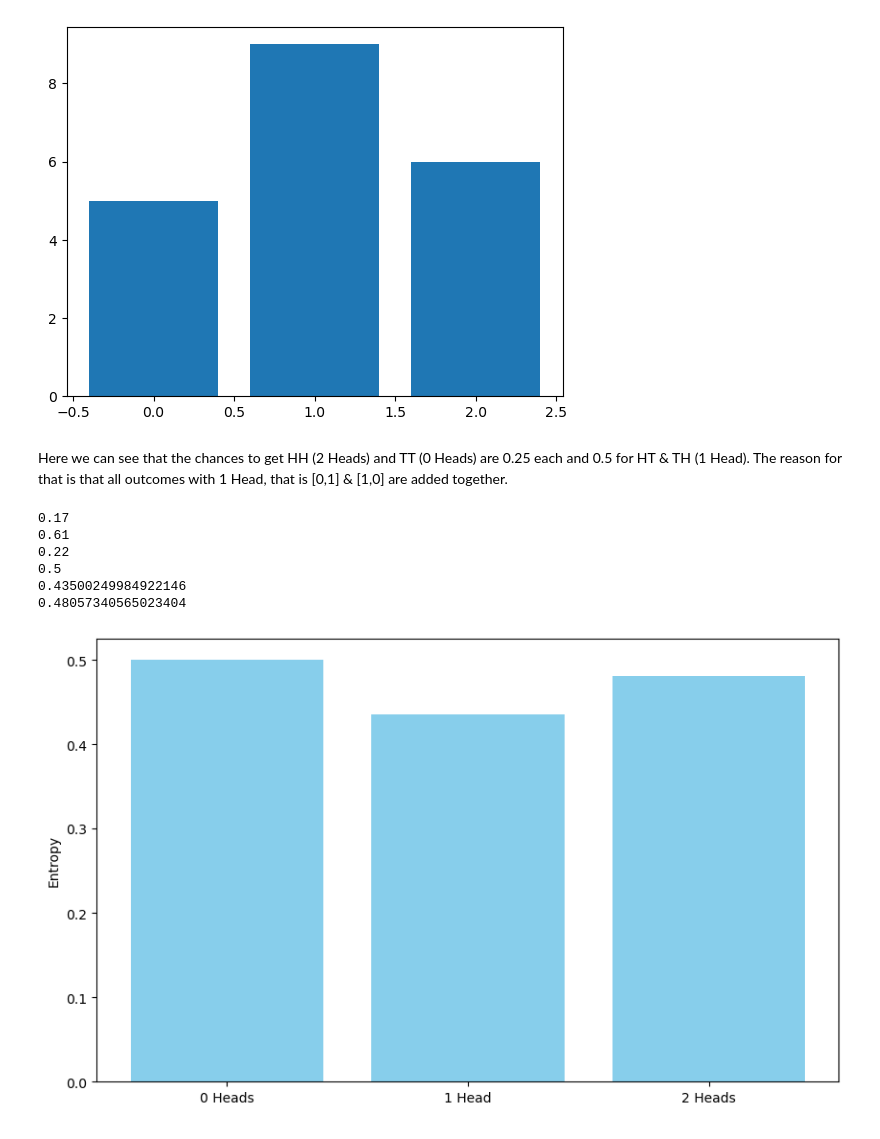
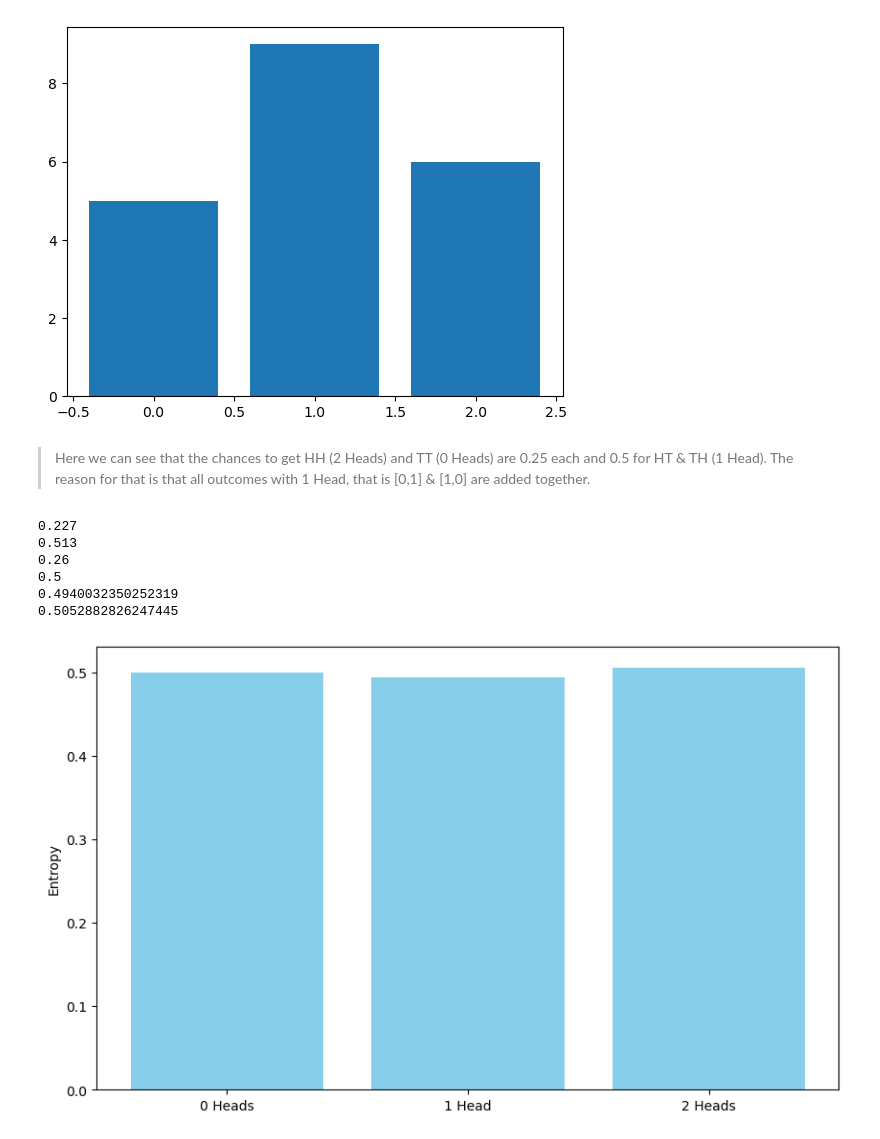
Before and after one commit to yimak/Fundamentals_of_data_analysis, a Jupyter notebook: task1.ipynb, the cells around one changed output. Saved outputs shown, nothing was run; the diff lists cells and outputs as text; code cells hidden in the pictures.

```diff
--- a/Tasks.ipynb
+++ b/task1.ipynb
@@ -215,7 +220,7 @@ ax.bar(x,counts);
 [1 2 1 2 2 2 0 1 0 1 0 1 2 1 2 1 0 1 0 1]
 [figure]
 # %% [markdown]
-Here we can see that the chances to get HH (2 Heads) and TT (0 Heads) are 0.25 each and 0.5 for HT & TH (1 Head). The reason for that is that all outcomes with 1 Head, that is [0,1] & [1,0] are added together.
+>Here we can see that the chances to get HH (2 Heads) and TT (0 Heads) are 0.25 each and 0.5 for HT & TH (1 Head). The reason for that is that all outcomes with 1 Head, that is [0,1] & [1,0] are added together.
 # %%
 import numpy as np
 import matplotlib.pyplot as plt
@@ -229,7 +234,7 @@ rand_coins = np.random.binomial(2,0.5,1)
 # The third scenario rand_coins will be equal to 1, which could be either [0,1] or [1,0]
 
 #flip two coins 100 times
-rand_coins = np.random.binomial(2, 0.5, 100)
+rand_coins = np.random.binomial(2, 0.5, 1000)
 
 
 #count how many times each of them appears
@@ -240,9 +245,9 @@ two_heads = np.count_nonzero(rand_coins == 2)
 
 
 #calculate the percentage of 0, 1 and 2 out of 100 coins
-perc_0_heads = zero_heads / 100
-perc_1_head = one_head / 100
-perc_2_heads = two_heads / 100
+perc_0_heads = zero_heads / 1000
+perc_1_head = one_head / 1000
+perc_2_heads = two_heads / 1000
 
 print(perc_0_heads)
 print(perc_1_head)
@@ -251,36 +256,36 @@ print(perc_2_heads)
 
 # Probabilities for getting 0, 1, and 2 heads is approximately:
 perc_0_heads = 0.25
 prob_1_head = 0.5
 prob_2_heads = 0.25
 
 # Calculate entropies for each percentage
 #https://medium.com/@pradeep_thomas/the-answer-is-42-with-a-pinch-of-salt-information-entropy-d48069c91ba2
 entropy_0_heads = -perc_0_heads * np.log2(perc_0_heads)
 entropy_1_head = -perc_1_head * np.log2(perc_1_head)
 entropy_2_heads = -perc_2_heads * np.log2(perc_2_heads)
 
 
 print(entropy_0_heads)
 print(entropy_1_head)
 print(entropy_2_heads)
 
 
 # Values for plotting
 outcomes = ['0 Heads', '1 Head', '2 Heads']
 entropy_values = [entropy_0_heads, entropy_1_head, entropy_2_heads]
 
 
 # Create a bar plot
 plt.figure(figsize=(10,6))
 plt.bar(outcomes, entropy_values, color='skyblue')
 plt.ylabel('Entropy')
 plt.show()
 # %% [output]
-0.17
-0.61
-0.22
+0.227
+0.513
+0.26
 0.5
-0.43500249984922146
-0.48057340565023404
+0.4940032350252319
+0.5052882826247445
-[figure, old version]
+[figure, new version]
```
Also changed, not shown: parts of 17 cells of this notebook, 3 other files.
